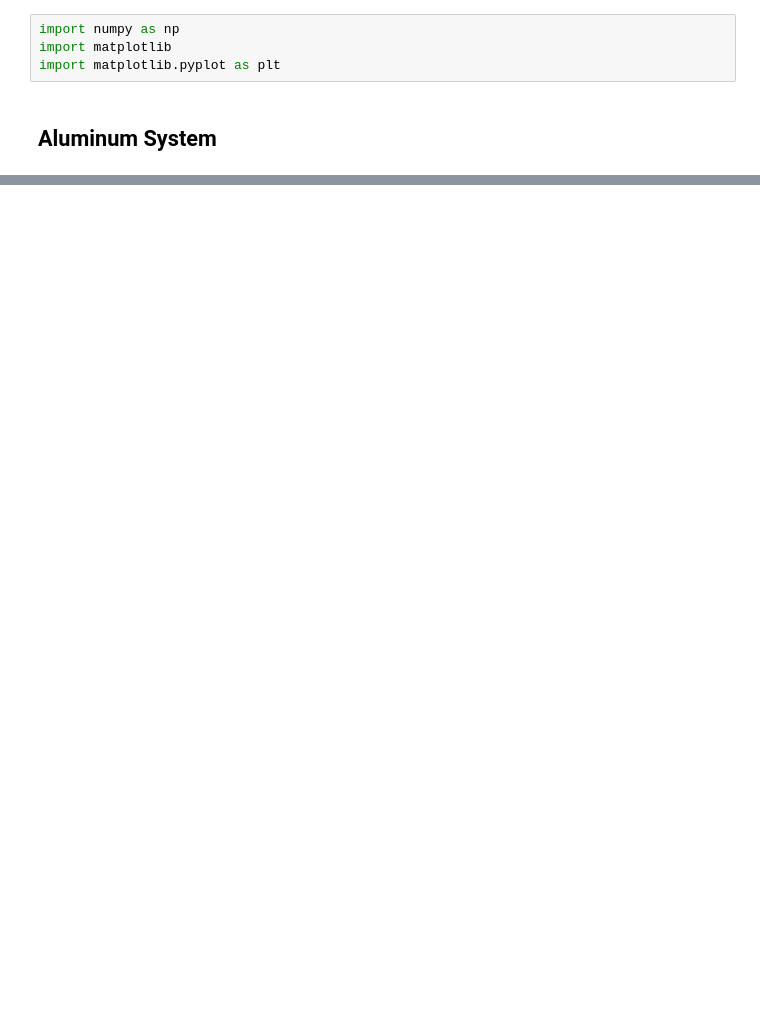
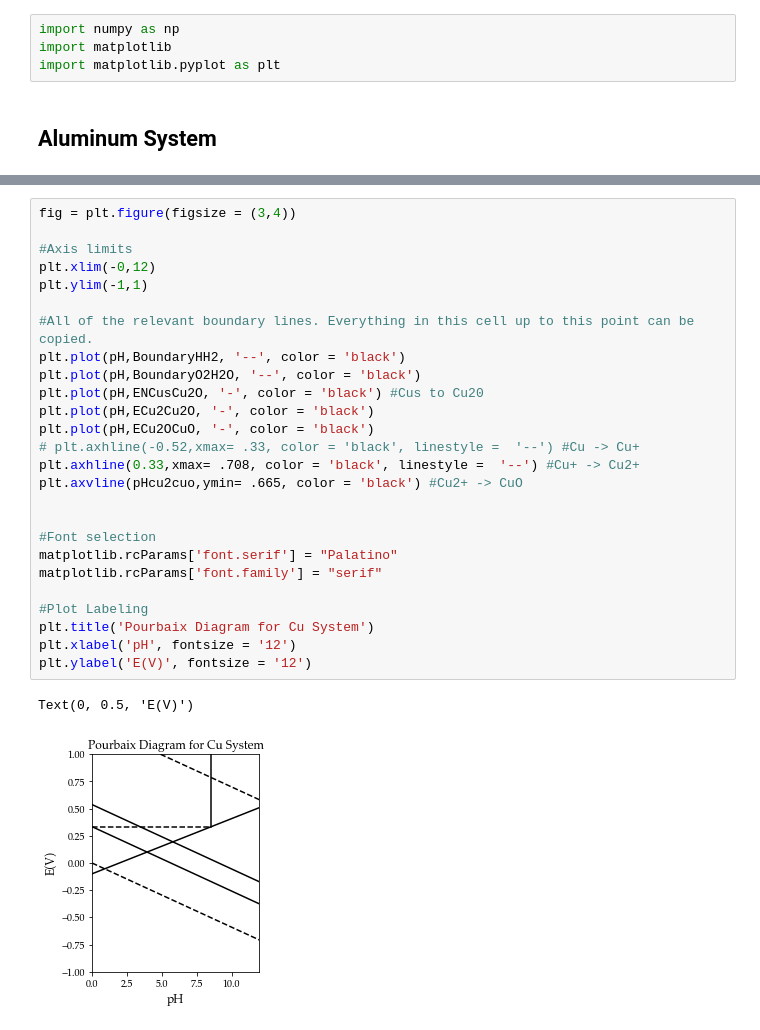
Before and after one commit to jmsieffer/ChemPhysicsMisc, a Jupyter notebook: ChemPhysicsMisc/MiscScienceScripts/Pourbaix.ipynb, the cells around one changed output, grey strips where cells are left out. Drawn from its saved outputs; the diff is of its cells as text; blank space fills up the shorter version.

Commit message:
Update Pourbaix.ipynb
Some Cu Progress

```diff
--- a/ChemPhysicsMisc/MiscScienceScripts/Pourbaix.ipynb
+++ b/ChemPhysicsMisc/MiscScienceScripts/Pourbaix.ipynb
@@ -66,0 +73,29 @@ Text(0, 0.5, 'E(V)')
+# %%
+fig = plt.figure(figsize = (3,4))
+
+#Axis limits
+plt.xlim(-0,12)
+plt.ylim(-1,1)
+
+#All of the relevant boundary lines. Everything in this cell up to this point can be copied.
+plt.plot(pH,BoundaryHH2, '--', color = 'black')
+plt.plot(pH,BoundaryO2H2O, '--', color = 'black')
+plt.plot(pH,ENCusCu2O, '-', color = 'black') #Cus to Cu20
+plt.plot(pH,ECu2Cu2O, '-', color = 'black')
+plt.plot(pH,ECu2OCuO, '-', color = 'black')
+# plt.axhline(-0.52,xmax= .33, color = 'black', linestyle =  '--') #Cu -> Cu+
+plt.axhline(0.33,xmax= .708, color = 'black', linestyle =  '--') #Cu+ -> Cu2+
+plt.axvline(pHcu2cuo,ymin= .665, color = 'black') #Cu2+ -> CuO
+
+
+#Font selection
+matplotlib.rcParams['font.serif'] = "Palatino"
+matplotlib.rcParams['font.family'] = "serif"
+
+#Plot Labeling
+plt.title('Pourbaix Diagram for Cu System')
+plt.xlabel('pH', fontsize = '12')
+plt.ylabel('E(V)', fontsize = '12')
+# %% [output]
+Text(0, 0.5, 'E(V)')
+[figure, added]
```
Also changed, not shown: parts of 5 cells of this notebook.
